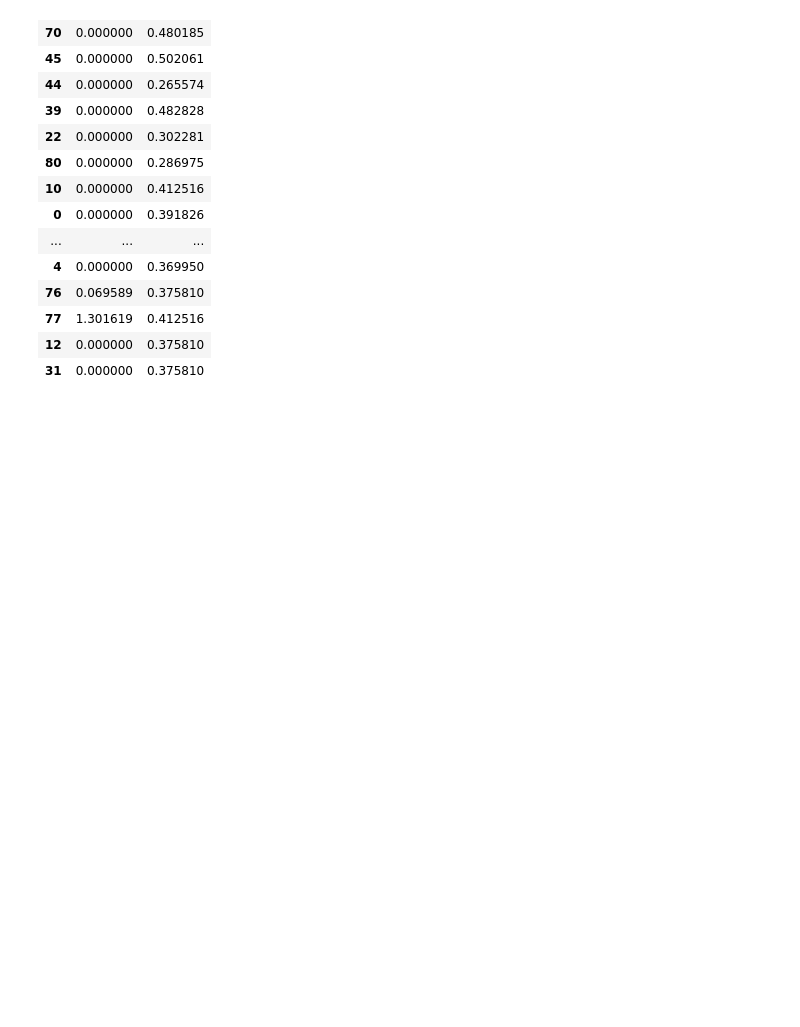
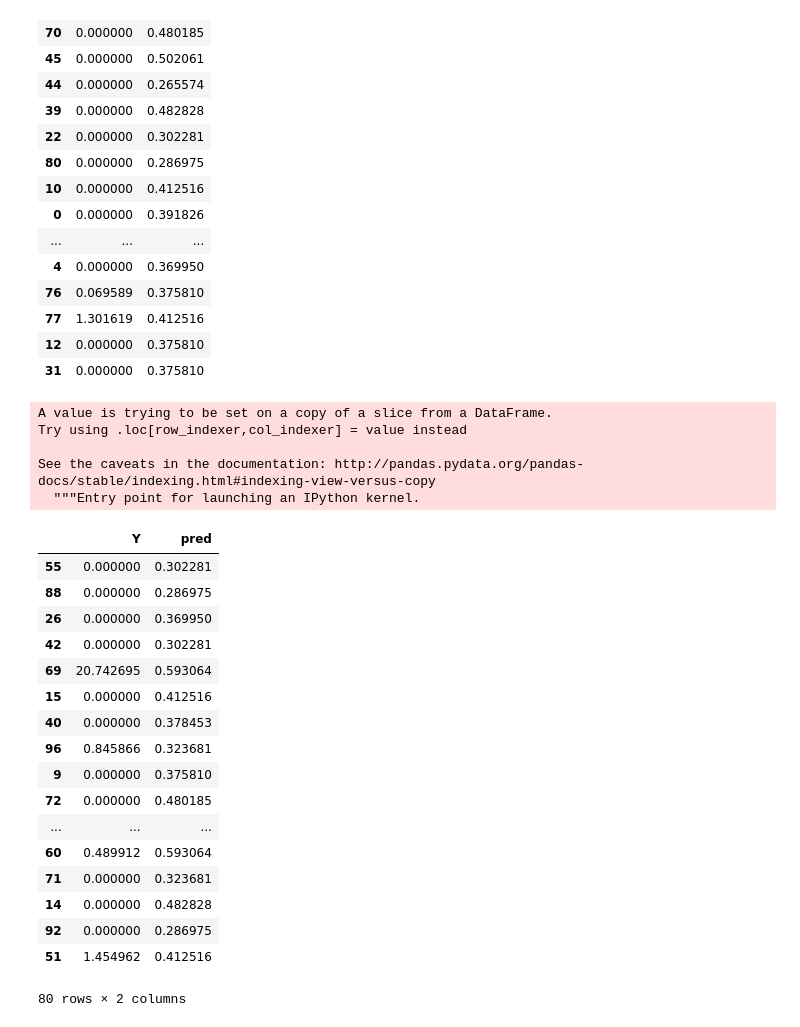
Before and after one commit to MaxwellAlan/DataFountain, a Jupyter notebook: jupyter/dataexplore.ipynb, the cells around one changed output. Saved outputs shown, nothing was run; the diff lists cells and outputs as text; code cells hidden in the pictures; blank space fills up the shorter version.

```diff
--- a/jupyter/dataexplore.ipynb
+++ b/jupyter/dataexplore.ipynb
@@ -14,6 +14,7 @@ def load_data(path_train,path_test):
 train_data,test_data=load_data(path_train,path_test)
 # %%
 #拼接训练集和测试集进行特征工程
+test_data['TERMINALNO'] = test_data['TERMINALNO']+train_data['TERMINALNO'].max()
 data = pd.concat([train_data,test_data])
 # %%
 #重置index
@@ -292,7 +293,7 @@ memory usage: 10.6 KB
 # %%
 import lightgbm as lgb
 # %%
-lgbmodel = lgb.LGBMRegressor(num_leaves=30, max_depth=2, n_estimators=5, n_jobs=20)
+lgbmodel = lgb.LGBMRegressor(num_leaves=3, max_depth=-1, n_estimators=2000, n_jobs=20)
 # %%
 lgbmodel.fit(X=train_train[use_feature_list],y=train_train['Y'],eval_set=(train_val[use_feature_list],train_val['Y']),early_stopping_rounds=200)
 # %% [output]
@@ -338,3 +348,32 @@ train_val[['Y','pred']]
 | 77 | 1.301619 | 0.412516 |
 | 12 | 0.000000 | 0.375810 |
 | 31 | 0.000000 | 0.375810 |
+# %%
+train_train['pred']=lgbmodel.predict(train_train[use_feature_list])
+# %% [output]
+A value is trying to be set on a copy of a slice from a DataFrame.
+Try using .loc[row_indexer,col_indexer] = value instead
+
+See the caveats in the documentation: http://pandas.pydata.org/pandas-docs/stable/indexing.html#indexing-view-versus-copy
+  """Entry point for launching an IPython kernel.
+# %%
+train_train[['Y','pred']]
+# %% [output]
+|  | Y | pred |
+| 55 | 0.000000 | 0.302281 |
+| 88 | 0.000000 | 0.286975 |
+| 26 | 0.000000 | 0.369950 |
+| 42 | 0.000000 | 0.302281 |
+| 69 | 20.742695 | 0.593064 |
+| 15 | 0.000000 | 0.412516 |
+| 40 | 0.000000 | 0.378453 |
+| 96 | 0.845866 | 0.323681 |
+| 9 | 0.000000 | 0.375810 |
+| 72 | 0.000000 | 0.480185 |
+| ... | ... | ... |
+| 60 | 0.489912 | 0.593064 |
+| 71 | 0.000000 | 0.323681 |
+| 14 | 0.000000 | 0.482828 |
+| 92 | 0.000000 | 0.286975 |
+| 51 | 1.454962 | 0.412516 |
+80 rows × 2 columns
```
Also changed, not shown: parts of 1 cell of this notebook.
